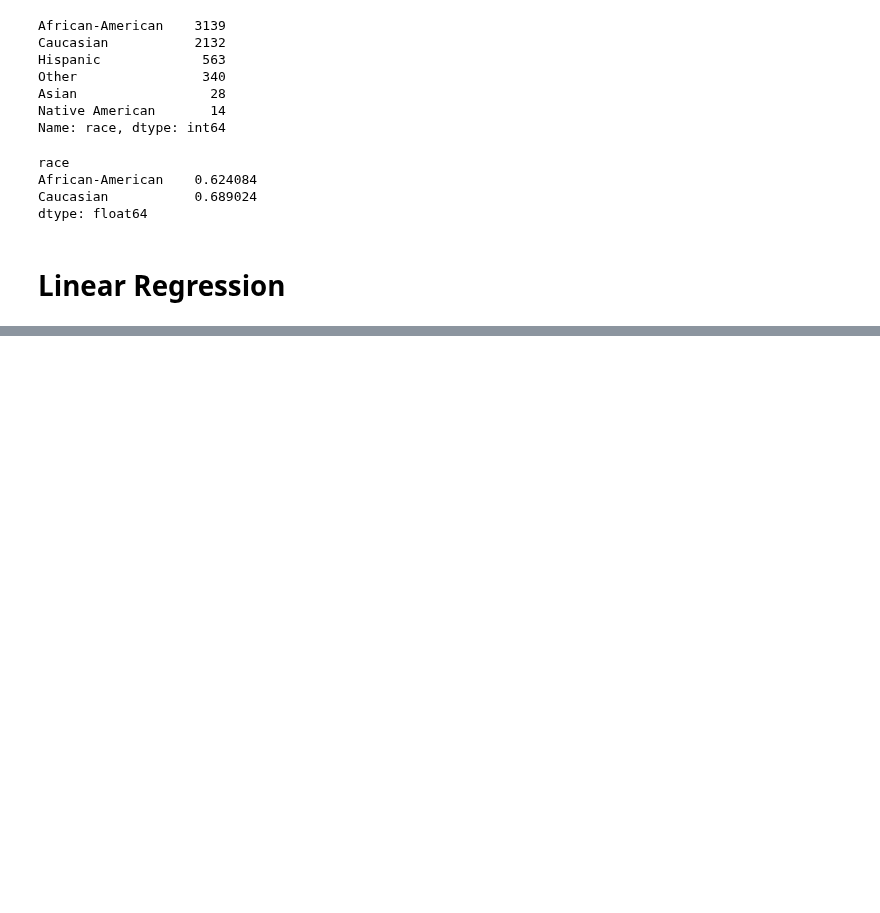
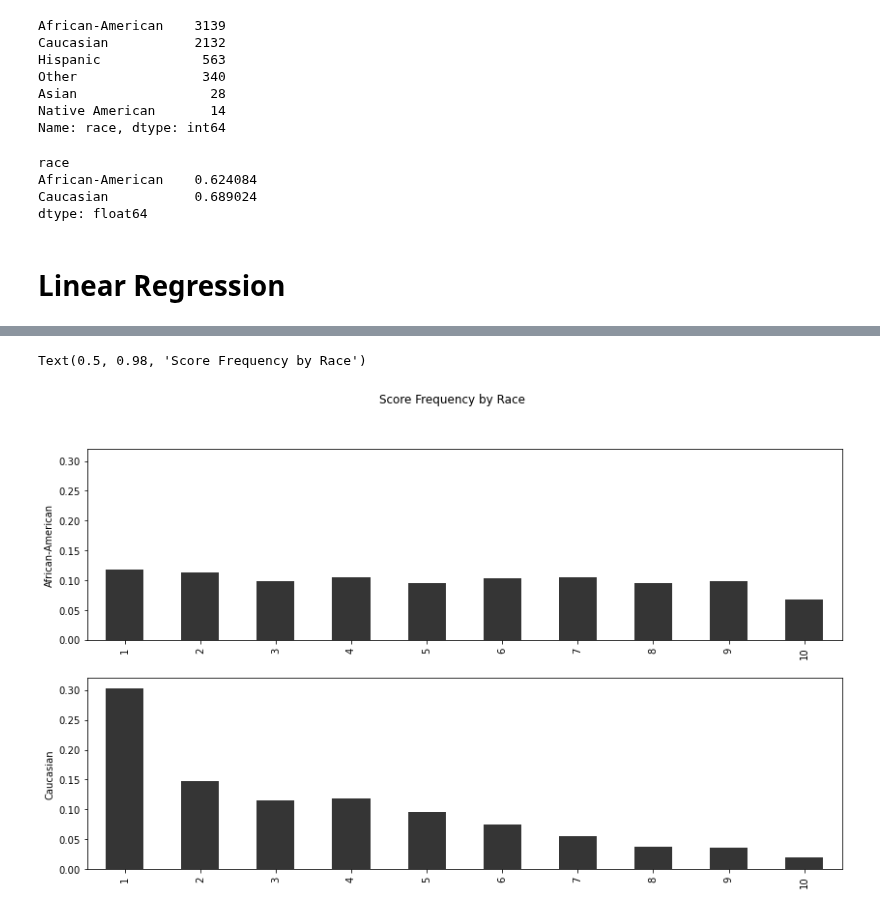
Before and after one commit to Heity94/Compas-recidivism-analysis, a Jupyter notebook: notebooks/Lilit/Linear Regression Model.ipynb, the cells around one changed output, grey strips where cells are left out. Saved outputs shown, nothing was run; the diff lists cells and outputs as text; code cells hidden in the pictures; blank space fills up the shorter version.

```diff
--- a/notebooks/Lilit/Linear Regression Model.ipynb
+++ b/notebooks/Lilit/Linear Regression Model.ipynb
@@ -148,0 +178,23 @@ dtype: float64
+# %%
+dfgb = df.groupby("race")
+race_count = df.groupby("race")["name"].count()
+
+fig, ax = plt.subplots(2, figsize=(14, 8))
+
+for (i, race) in enumerate(["African-American", "Caucasian"]):
+    (
+        (dfgb
+            .get_group(race)
+            .groupby("decile_score")["name"].count() / race_count[race]
+        )
+        .plot(kind="bar", ax=ax[i], color="#353535")
+    )
+    ax[i].set_ylabel(race)
+    ax[i].set_xlabel("")
+    # set equal y limit for visual comparison
+    ax[i].set_ylim(0, 0.32)
+
+fig.suptitle("Score Frequency by Race")
+# %% [output]
+Text(0.5, 0.98, 'Score Frequency by Race')
+[figure, added]
```
Also changed, not shown: parts of 4 cells of this notebook.
